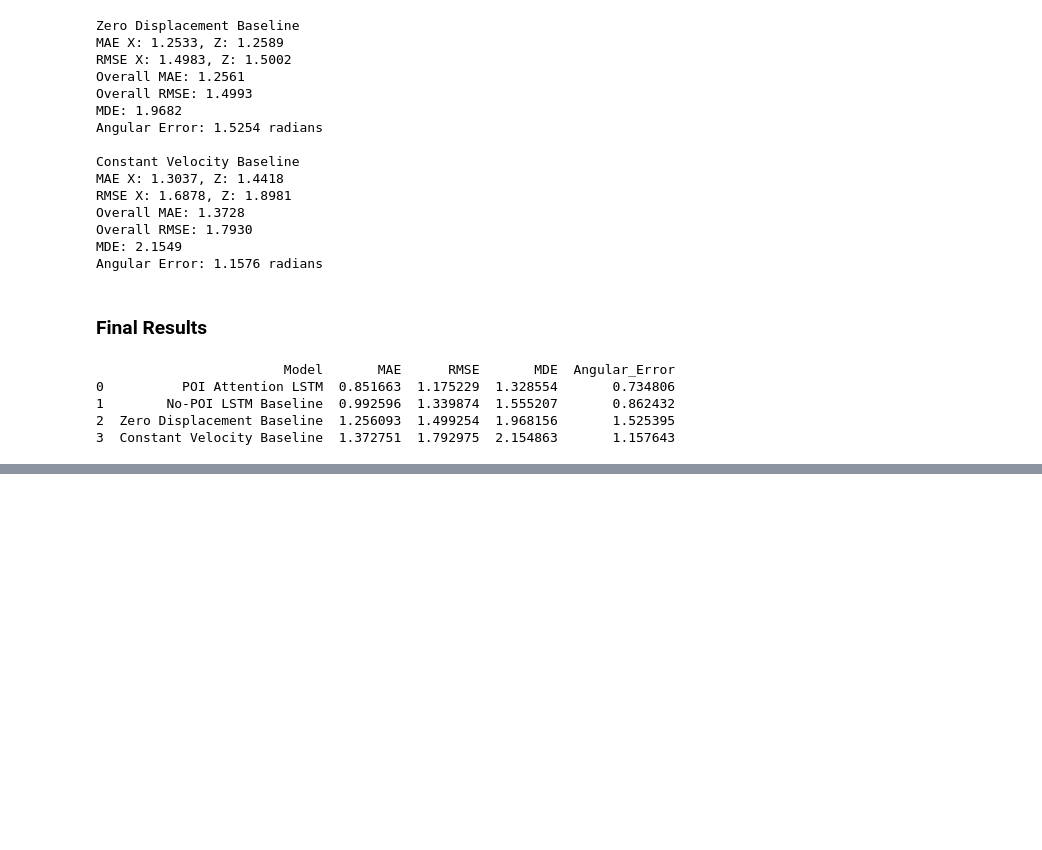
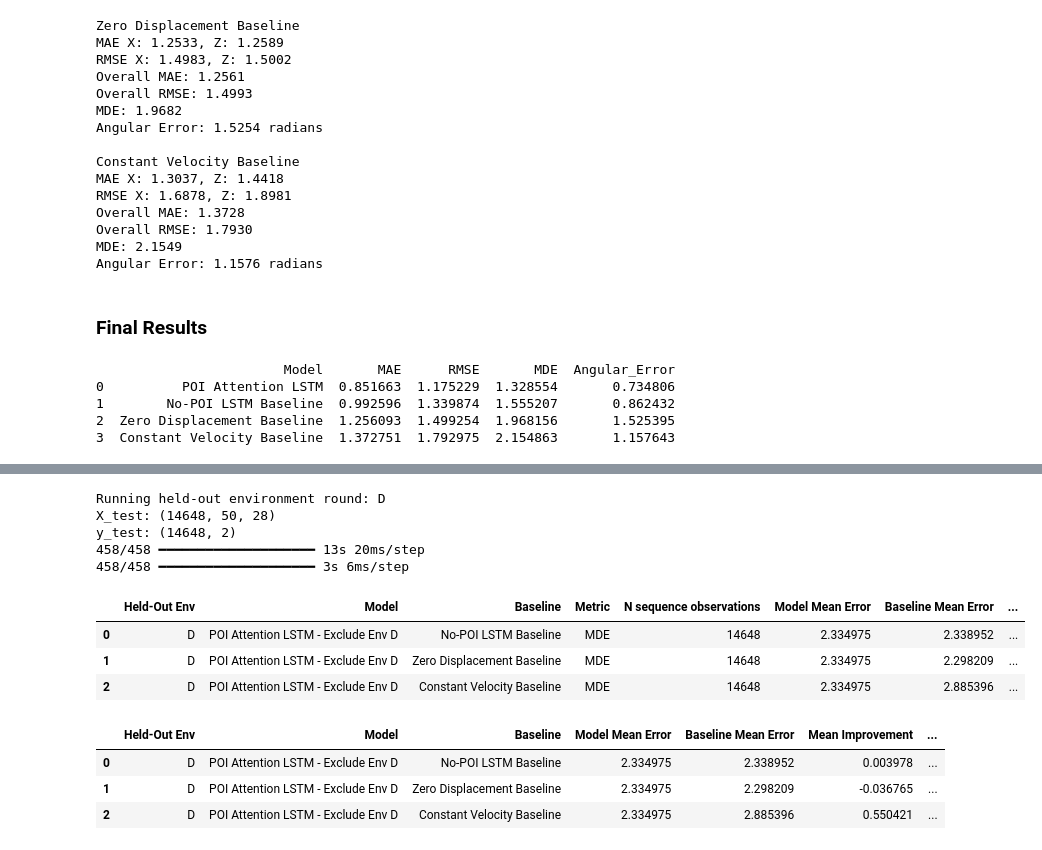
Before and after one commit to Asc3nded05/POIPathPrediction, a Jupyter notebook: public/LSTM models/POILSTM.ipynb, the cells around one changed output, grey strips where cells are left out. Cells and saved outputs as stored; diff of their text form; code cells hidden in the pictures; blank space fills up the shorter version.

```diff
--- a/public/LSTM models/POILSTM.ipynb
+++ b/public/LSTM models/POILSTM.ipynb
@@ -1729,0 +1851,4 @@ print(results_df_4)
+# %%
+test_env = 'D'
+train_df = df_final[df_final['env'] != test_env]
+test_df = df_final[df_final['env'] == test_env]
@@ -1729,0 +1867,9 @@ print(results_df_4)
+# %%
+preds_poi_sig = poi_model.predict(X_test_sig)
+
+X_test_no_poi_sig = X_test_sig[:, :, :3]
+preds_no_poi_sig = no_poi_model.predict(X_test_no_poi_sig)
+
+print("POI preds:", preds_poi_sig.shape)
+print("No-POI preds:", preds_no_poi_sig.shape)
+print("True y:", y_test_sig.shape)
@@ -2115,0 +2509,3 @@ print(results_df_5)
+# %%
+HISTORY_LENGTH = 50
+PREDICTION_HORIZON = 50
@@ -2115,0 +2805,39 @@ print(results_df_5)
+# %%
+# Don't run this one Riley
+
+env_rounds = [
+    {
+        "test_env": "D",
+        "poi_model_path": "Exclude_Env_D_POI_Model.keras",
+        "no_poi_model_path": "Exclude_Env_D_Baseline_Model.keras"
+    },
+]
+# %%
+all_env_stats = []
+
+for r in env_rounds:
+    try:
+        stats_round = run_stats_for_env_round(
+            test_env=r["test_env"],
+            poi_model_path=r["poi_model_path"],
+            no_poi_model_path=r["no_poi_model_path"]
+        )
+
+        all_env_stats.append(stats_round)
+
+    except Exception as e:
+        print(f"Round {r['test_env']} failed:")
+        print(e)
+
+all_env_stats_df = pd.concat(all_env_stats, ignore_index=True)
+all_env_stats_df
+# %% [output]
+Running held-out environment round: D
+X_test: (14648, 50, 28)
+y_test: (14648, 2)
+458/458 ━━━━━━━━━━━━━━━━━━━━ 13s 20ms/step
+458/458 ━━━━━━━━━━━━━━━━━━━━ 3s 6ms/step
+|  | Held-Out Env | Model | Baseline | Metric | N sequence observations | Model Mean Error | Baseline Mean Error | ... |
+| 0 | D | POI Attention LSTM - Exclude Env D | No-POI LSTM Baseline | MDE | 14648 | 2.334975 | 2.338952 | ... |
+| 1 | D | POI Attention LSTM - Exclude Env D | Zero Displacement Baseline | MDE | 14648 | 2.334975 | 2.298209 | ... |
+| 2 | D | POI Attention LSTM - Exclude Env D | Constant Velocity Baseline | MDE | 14648 | 2.334975 | 2.885396 | ... |
@@ -2115,0 +2906,22 @@ print(results_df_5)
+# %%
+# Don't run this one Riley
+clean_stats_env_d = all_env_stats_df[[
+    "Held-Out Env",
+    "Model",
+    "Baseline",
+    "Model Mean Error",
+    "Baseline Mean Error",
+    "Mean Improvement",
+    "Percent Improvement",
+    "p-value",
+    "Cohen dz",
+    "95% CI Lower",
+    "95% CI Upper"
+]]
+
+clean_stats_env_d
+# %% [output]
+|  | Held-Out Env | Model | Baseline | Model Mean Error | Baseline Mean Error | Mean Improvement | ... |
+| 0 | D | POI Attention LSTM - Exclude Env D | No-POI LSTM Baseline | 2.334975 | 2.338952 | 0.003978 | ... |
+| 1 | D | POI Attention LSTM - Exclude Env D | Zero Displacement Baseline | 2.334975 | 2.298209 | -0.036765 | ... |
+| 2 | D | POI Attention LSTM - Exclude Env D | Constant Velocity Baseline | 2.334975 | 2.885396 | 0.550421 | ... |
```
Also changed, not shown: parts of 36 cells of this notebook, 3 other files.
